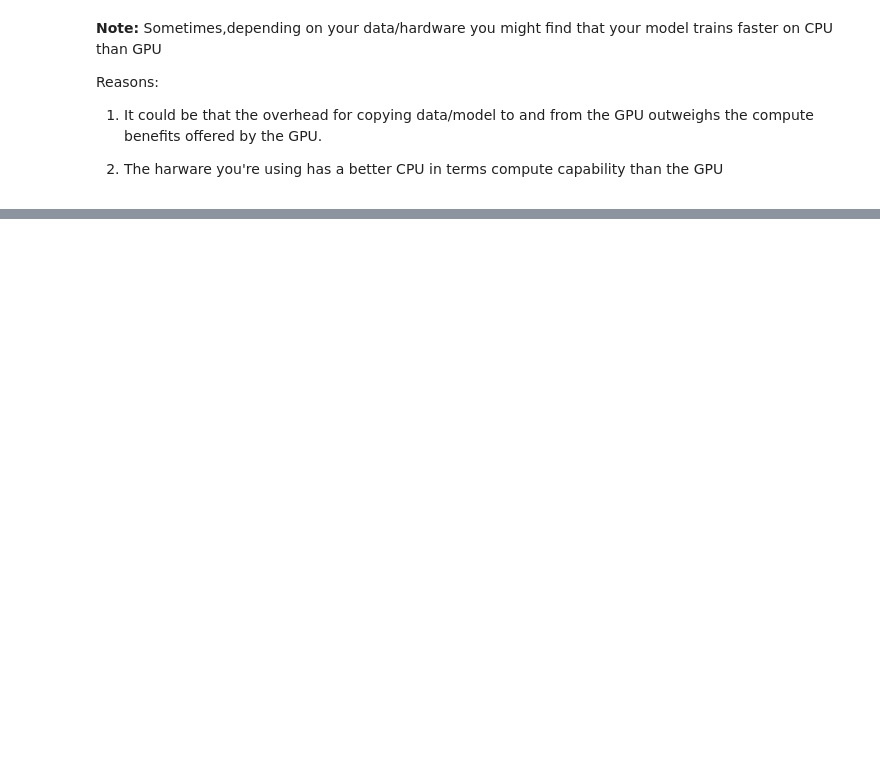
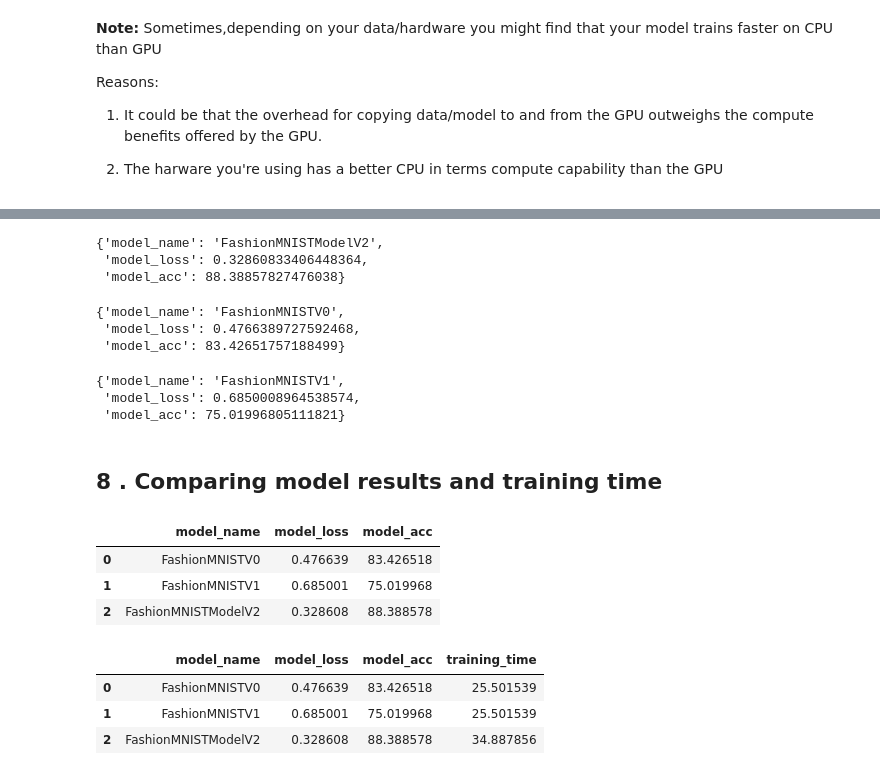
Before and after one commit to SUMIT74184/Machine-learning-journey, a Jupyter notebook: ComputerVision.ipynb, the cells around one changed output, grey strips where cells are left out. Drawn from its saved outputs; the diff is of its cells as text; code cells hidden in the pictures; blank space fills up the shorter version.

```diff
--- a/ComputerVision.ipynb
+++ b/ComputerVision.ipynb
@@ -801,0 +952,55 @@ Successfully installed comm-0.2.3 ipywidgets-8.1.8 jedi-0.19.2 widgetsnbextensio
+# %%
+# Get model_2 result
+model_2_results=eval_model(
+    model=model_2,
+    data_loader=test_dataLoader,
+    loss_fn=loss_fn,
+    accuracy_fn=accuracy_fn,
+    device=device
+)
+
+model_2_results
+# %% [output]
+{'model_name': 'FashionMNISTModelV2',
+ 'model_loss': 0.32860833406448364,
+ 'model_acc': 88.38857827476038}
+# %%
+model_0_results
+# %% [output]
+{'model_name': 'FashionMNISTV0',
+ 'model_loss': 0.4766389727592468,
+ 'model_acc': 83.42651757188499}
+# %%
+model_1_results
+# %% [output]
+{'model_name': 'FashionMNISTV1',
+ 'model_loss': 0.6850008964538574,
+ 'model_acc': 75.01996805111821}
+# %% [markdown]
+## 8 . Comparing model results and training time
+# %%
+import pandas as pd
+compare_results=pd.DataFrame([model_0_results,
+                              model_1_results,
+                              model_2_results
+
+                              ])
+
+compare_results
+# %% [output]
+|  | model_name | model_loss | model_acc |
+| 0 | FashionMNISTV0 | 0.476639 | 83.426518 |
+| 1 | FashionMNISTV1 | 0.685001 | 75.019968 |
+| 2 | FashionMNISTModelV2 | 0.328608 | 88.388578 |
+# %%
+# Add training time to results comparison
+compare_results["training_time"] = [total_train_time_model_0,
+                                    total_train_time_model_1,
+                                    total_train_time_model_2
+                                   ]
+compare_results
+# %% [output]
+|  | model_name | model_loss | model_acc | training_time |
+| 0 | FashionMNISTV0 | 0.476639 | 83.426518 | 25.501539 |
+| 1 | FashionMNISTV1 | 0.685001 | 75.019968 | 25.501539 |
+| 2 | FashionMNISTModelV2 | 0.328608 | 88.388578 | 34.887856 |
```
Also changed, not shown: parts of 46 cells of this notebook.
